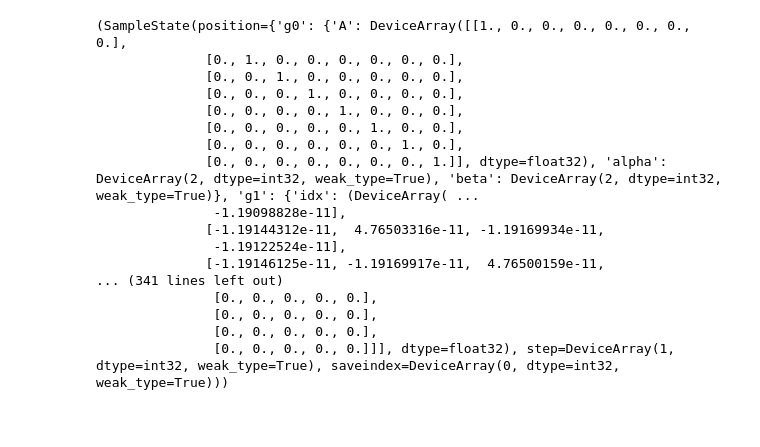
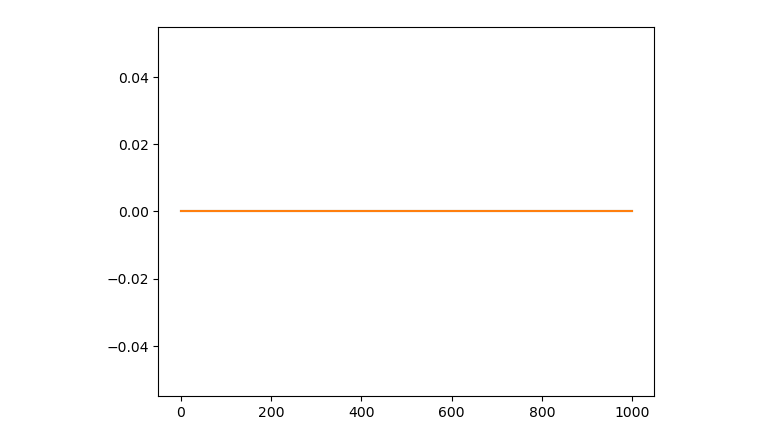
Before and after one commit to ajipalar/pynet, a Jupyter notebook: devel/ToyModel.ipynb, the cells around one changed output. Saved outputs shown, nothing was run; the diff lists cells and outputs as text; code cells hidden in the pictures; blank space fills up the shorter version.

```diff
--- a/devel/ToyModel.ipynb
+++ b/devel/ToyModel.ipynb
@@ -525,0 +528,2 @@ init_infstate.As.shape
+# %%
+ostate, oinf, _ = go(sample_state)
@@ -525,0 +548,12 @@ init_infstate.As.shape
+# %%
+def mc_summary_stats(state, infstate):
+    x = np.arange(state.params.nmc_steps)
+    y = infstate.scores
+
+    plt.plot(x, y)
+    y = infstate.accepteds
+    plt.plot(x, y)
+# %%
+mc_summary_stats(ostate, oinf)
+# %% [output]
+[figure, added]
@@ -526,20 +585,2 @@ init_infstate.As.shape
 # %%
-jax.jit(dontsave)((sample_state, init_infstate))
+jax.jit(inference_loop)(sample_state)
-# %% [output]
-(SampleState(position={'g0': {'A': DeviceArray([[1., 0., 0., 0., 0., 0., 0., 0.],
-              [0., 1., 0., 0., 0., 0., 0., 0.],
-              [0., 0., 1., 0., 0., 0., 0., 0.],
-              [0., 0., 0., 1., 0., 0., 0., 0.],
-              [0., 0., 0., 0., 1., 0., 0., 0.],
-              [0., 0., 0., 0., 0., 1., 0., 0.],
-              [0., 0., 0., 0., 0., 0., 1., 0.],
-              [0., 0., 0., 0., 0., 0., 0., 1.]], dtype=float32), 'alpha': DeviceArray(2, dtype=int32, weak_type=True), 'beta': DeviceArray(2, dtype=int32, weak_type=True)}, 'g1': {'idx': (DeviceArray( ...
-               -1.19098828e-11],
-              [-1.19144312e-11,  4.76503316e-11, -1.19169934e-11,
-               -1.19122524e-11],
-              [-1.19146125e-11, -1.19169917e-11,  4.76500159e-11,
-... (341 lines left out)
-               [0., 0., 0., 0., 0.],
-               [0., 0., 0., 0., 0.],
-               [0., 0., 0., 0., 0.],
-               [0., 0., 0., 0., 0.]]], dtype=float32), step=DeviceArray(1, dtype=int32, weak_type=True), saveindex=DeviceArray(0, dtype=int32, weak_type=True)))
```
Also changed, not shown: parts of 37 cells of this notebook.
